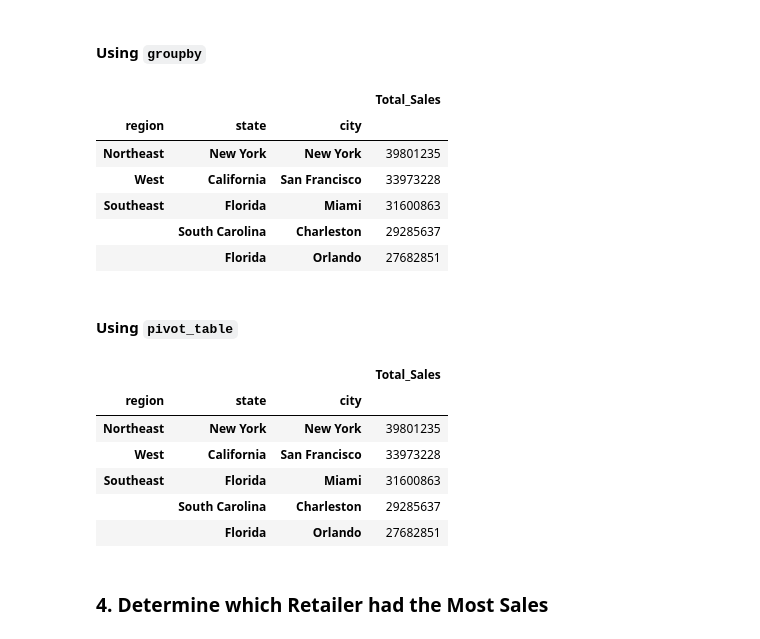
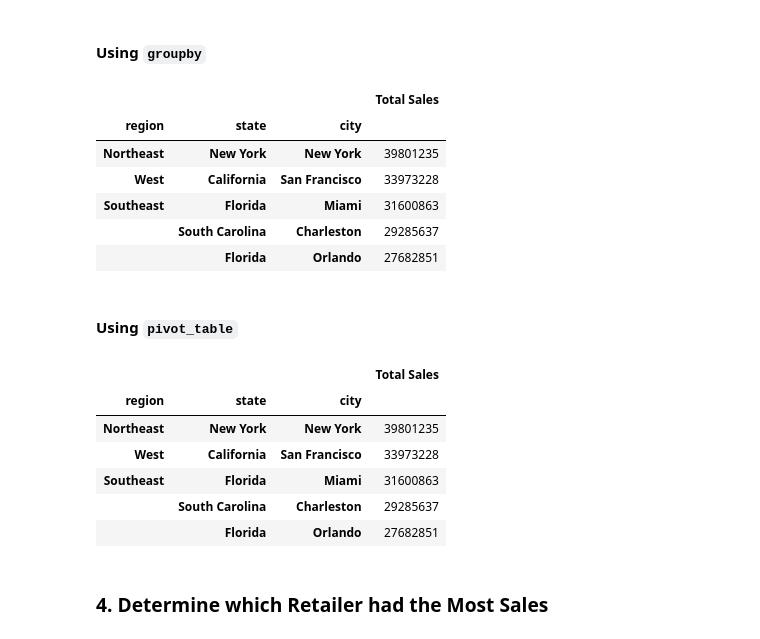
Before and after one commit to elcooney/athletic_sales_analysis, a Jupyter notebook: athletic_sales_analysis.ipynb, the cells around one changed output. Drawn from its saved outputs; the diff is of its cells as text; code cells hidden in the pictures.

```diff
--- a/athletic_sales_analysis.ipynb
+++ b/athletic_sales_analysis.ipynb
@@ -6,5 +6,10 @@ import pandas as pd
 #### Import CSVs
 # %%
 # Read the CSV files into DataFrames.
+path_2020 = "Resources/athletic_sales_2020.csv"
+path_2021 = "Resources/athletic_sales_2021.csv"
+
+sales_2020_df = pd.read_csv(path_2020)
+sales_2021_df = pd.read_csv(path_2021)
 # %%
 # Display the 2020 sales DataFrame
@@ -88,6 +97,9 @@ memory usage: 782.6+ KB
 #### Combine the sales data by rows.
 # %%
 # Combine the 2020 and 2021 sales DataFrames on the rows and reset the index.
+all_sales_df = pd.concat([sales_2020_df, sales_2021_df])
+all_sales_df = all_sales_df.reset_index(drop=True)
+all_sales_df
 # %% [output]
 |  | retailer | retailer_id | invoice_date | region | state | city | product | price_per_unit | units_sold | ... |
 | 0 | Foot Locker | 1185732 | 1/1/20 | Northeast | New York | New York | Men's Street Footwear | 50 | 1200 | ... |
@@ -142,6 +156,8 @@ dtypes: float64(1), int64(4), object(7)
 memory usage: 904.2+ KB
 # %%
 # Convert the "invoice_date" to a datetime datatype
+all_sales_df['invoice_date'] = pd.to_datetime(all_sales_df['invoice_date'], format='%m/%d/%y')
+all_sales_df
 # %% [output]
 |  | retailer | retailer_id | invoice_date | region | state | city | product | price_per_unit | units_sold | ... |
 | 0 | Foot Locker | 1185732 | 2020-01-01 | Northeast | New York | New York | Men's Street Footwear | 50 | 1200 | ... |
@@ -221,11 +241,14 @@ memory usage: 904.2+ KB
 # %%
 # Show the total sales for the products sold for each region, state, and city.
 # Rename the "total_sales" column to "Total Sales"
+grouped_sales_df = all_sales_df.groupby(["region", "state", "city"])[['total_sales']].sum()
+grouped_sales_df = grouped_sales_df.rename(columns={"total_sales": "Total Sales"})
 
 
 # Show the top 5 results.
+grouped_sales_df.sort_values(by="Total Sales", ascending=False).head(5)
 # %% [output]
-|  |  |  | Total_Sales |
+|  |  |  | Total Sales |
 | region | state | city |  |
 | Northeast | New York | New York | 39801235 |
 | West | California | San Francisco | 33973228 |
@@ -236,14 +259,15 @@ memory usage: 904.2+ KB
 #### Using `pivot_table`
 # %%
 # Show the total sales for the products sold for each region, state, and city.
-
+pivot_sales_df = pd.pivot_table(all_sales_df, index = ["region", "state", "city"], values="total_sales", aggfunc="sum")
 
 # Optional: Rename the "total_sales" column to "Total Sales"
-
+pivot_sales_df = pivot_sales_df.rename(columns={"total_sales": "Total Sales"})
 
 # Show the top 5 results.
+pivot_sales_df.sort_values(by="Total Sales", ascending=False).head(5)
 # %% [output]
-|  |  |  | Total_Sales |
+|  |  |  | Total Sales |
 | region | state | city |  |
 | Northeast | New York | New York | 39801235 |
 | West | California | San Francisco | 33973228 |
```
Also changed, not shown: parts of 17 cells of this notebook.
